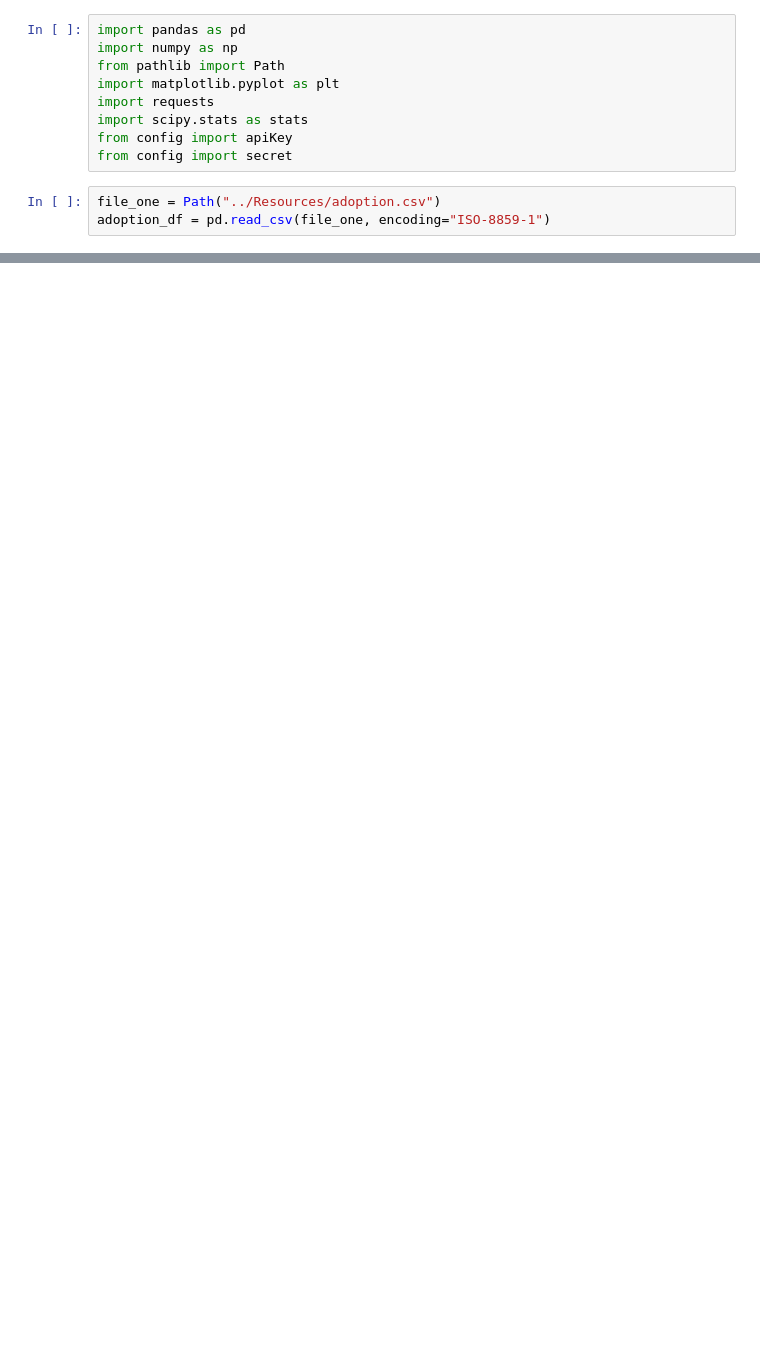
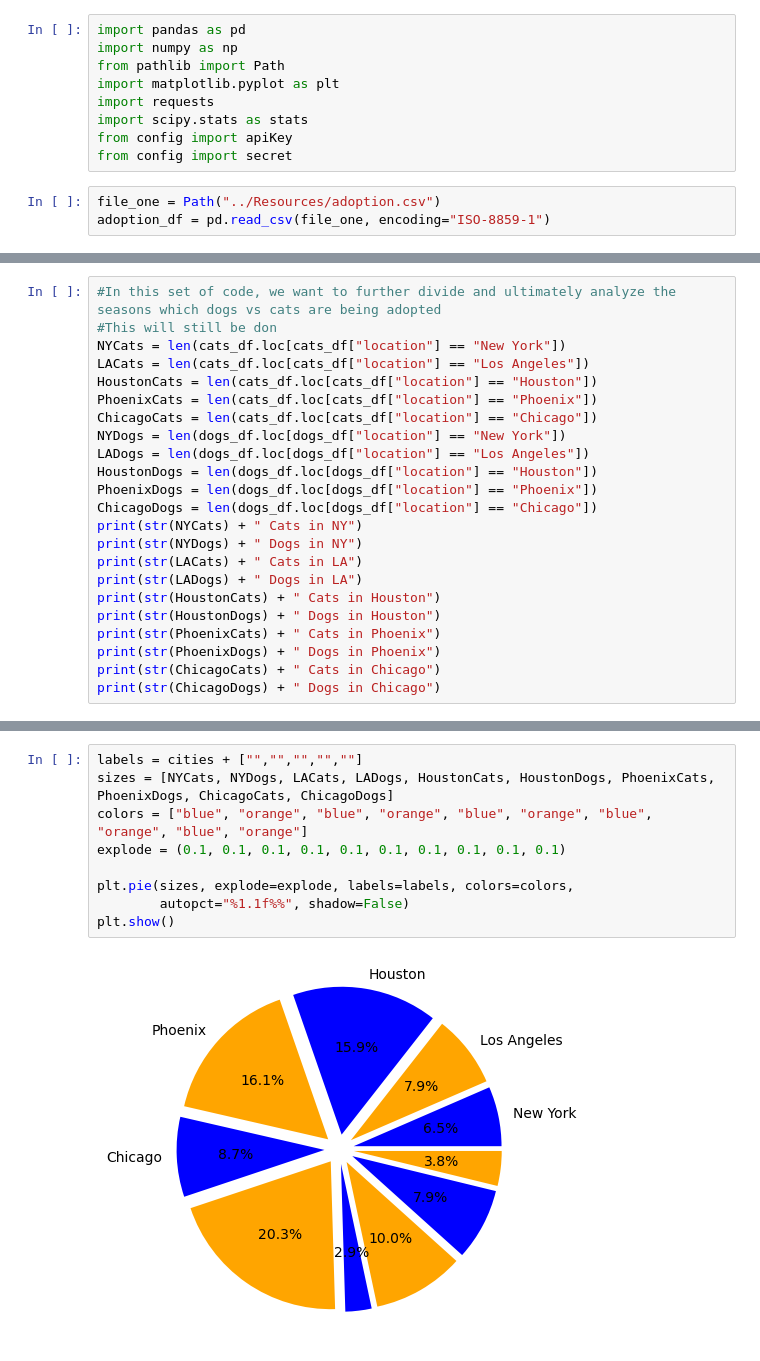
Before and after one commit to tfuenz/STAK_Project_One, a Jupyter notebook: PopulationCounts.ipynb, the cells around one changed output, grey strips where cells are left out. Cells and saved outputs as stored; diff of their text form; blank space fills up the shorter version.

```diff
--- a/PopulationCounts.ipynb
+++ b/PopulationCounts.ipynb
@@ -135,0 +45,23 @@ plt.show()
+# %%
+#In this set of code, we want to further divide and ultimately analyze the seasons which dogs vs cats are being adopted
+#This will still be don
+NYCats = len(cats_df.loc[cats_df["location"] == "New York"])
+LACats = len(cats_df.loc[cats_df["location"] == "Los Angeles"])
+HoustonCats = len(cats_df.loc[cats_df["location"] == "Houston"])
+PhoenixCats = len(cats_df.loc[cats_df["location"] == "Phoenix"])
+ChicagoCats = len(cats_df.loc[cats_df["location"] == "Chicago"])
+NYDogs = len(dogs_df.loc[dogs_df["location"] == "New York"])
+LADogs = len(dogs_df.loc[dogs_df["location"] == "Los Angeles"])
+HoustonDogs = len(dogs_df.loc[dogs_df["location"] == "Houston"])
+PhoenixDogs = len(dogs_df.loc[dogs_df["location"] == "Phoenix"])
+ChicagoDogs = len(dogs_df.loc[dogs_df["location"] == "Chicago"])
+print(str(NYCats) + " Cats in NY")
+print(str(NYDogs) + " Dogs in NY")
+print(str(LACats) + " Cats in LA")
+print(str(LADogs) + " Dogs in LA")
+print(str(HoustonCats) + " Cats in Houston")
+print(str(HoustonDogs) + " Dogs in Houston")
+print(str(PhoenixCats) + " Cats in Phoenix")
+print(str(PhoenixDogs) + " Dogs in Phoenix")
+print(str(ChicagoCats) + " Cats in Chicago")
+print(str(ChicagoDogs) + " Dogs in Chicago")
@@ -135,0 +114,11 @@ plt.show()
+# %%
+labels = cities + ["","","","",""]
+sizes = [NYCats, NYDogs, LACats, LADogs, HoustonCats, HoustonDogs, PhoenixCats, PhoenixDogs, ChicagoCats, ChicagoDogs]
+colors = ["blue", "orange", "blue", "orange", "blue", "orange", "blue", "orange", "blue", "orange"]
+explode = (0.1, 0.1, 0.1, 0.1, 0.1, 0.1, 0.1, 0.1, 0.1, 0.1)
+
+plt.pie(sizes, explode=explode, labels=labels, colors=colors,
+        autopct="%1.1f%%", shadow=False)
+plt.show()
+# %% [output]
+[figure, added]
```
Also changed, not shown: parts of 7 cells of this notebook.
